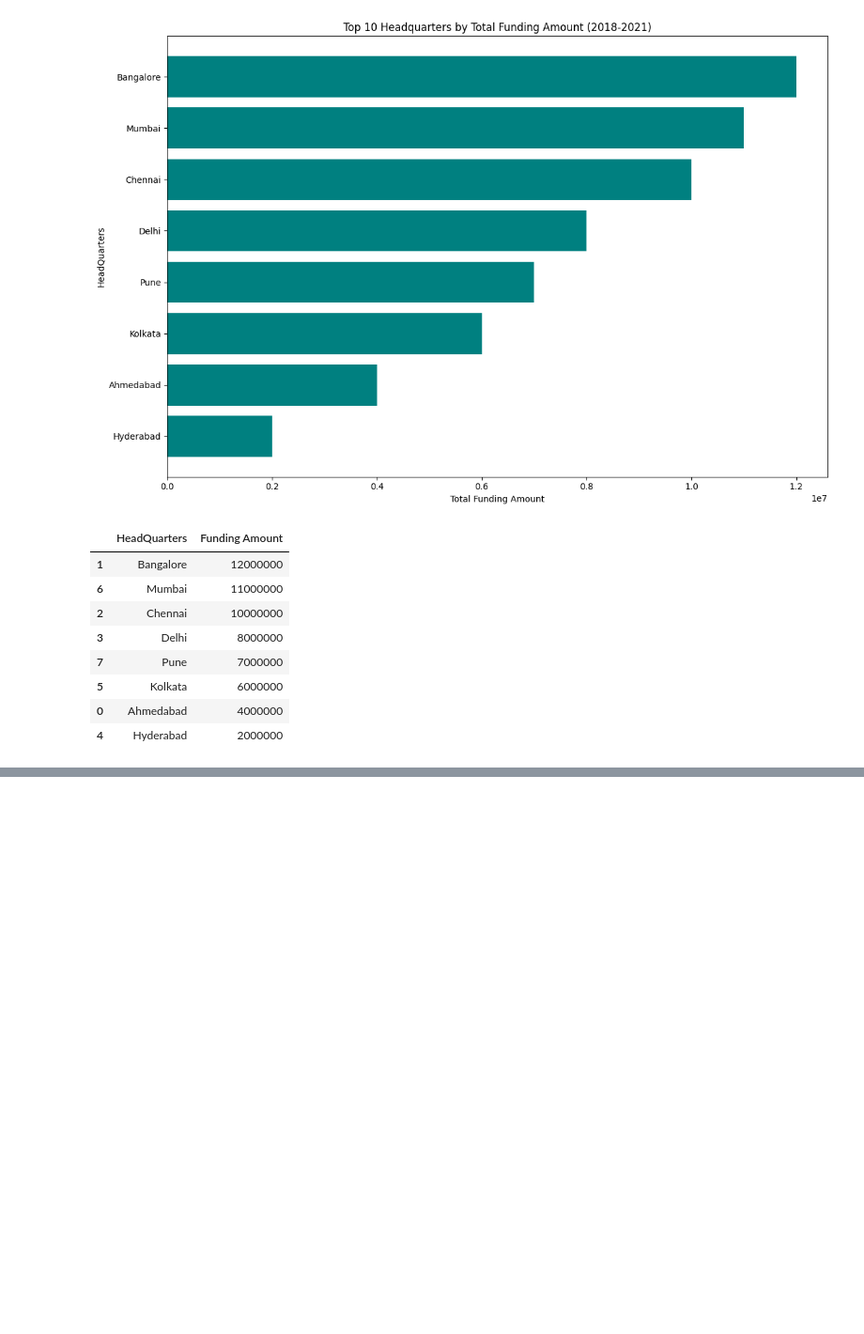
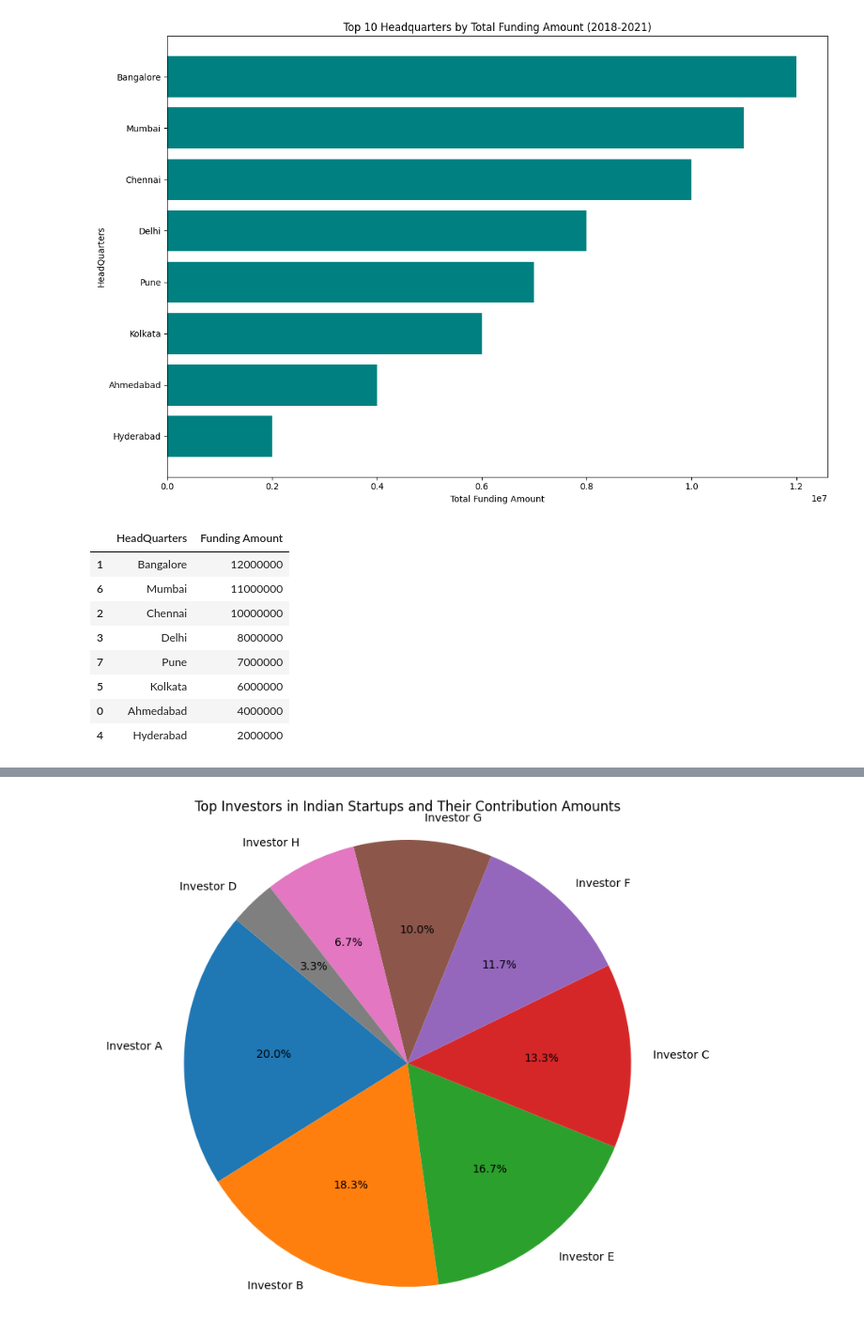
Before and after one commit to Wisdom-EdemD-rah/Indian-Startup-Ecosystem-Project, a Jupyter notebook: Notebooks/ISEP.ipynb, the cells around one changed output, grey strips where cells are left out. Shown at 94% size. Saved outputs shown, nothing was run; the diff lists cells and outputs as text; code cells hidden in the pictures; blank space fills up the shorter version.

```diff
--- a/Notebooks/ISEP.ipynb
+++ b/Notebooks/ISEP.ipynb
@@ -3283,0 +3200,29 @@ The chart highlights the concentration of venture capital in key Indian cities,
+# %%
+import pandas as pd
+import matplotlib.pyplot as plt
+
+# Sample data to mimic the dataset including investors and their investment amounts
+data_with_investors = {
+    'Investor': ['Investor A', 'Investor B', 'Investor C', 'Investor D', 'Investor E', 'Investor F', 'Investor G', 'Investor H', 'Investor A', 'Investor B'],
+    'Investment Amount': [5000000, 3000000, 8000000, 2000000, 10000000, 7000000, 6000000, 4000000, 7000000, 8000000],
+    'Year': [2018, 2018, 2019, 2019, 2020, 2020, 2021, 2021, 2020, 2021]
+}
+
+df_investors = pd.DataFrame(data_with_investors)
+
+# Aggregate the total investment amount by investor
+investor_funding = df_investors.groupby('Investor')['Investment Amount'].sum().reset_index()
+
+# Sort the investors by total investment amounts in descending order
+top_investors = investor_funding.sort_values(by='Investment Amount', ascending=False).head(10)
+
+# Plot the results using a pie chart
+plt.figure(figsize=(10, 8))
+plt.pie(top_investors['Investment Amount'], labels=top_investors['Investor'], autopct='%1.1f%%', startangle=140)
+plt.title('Top Investors in Indian Startups and Their Contribution Amounts')
+plt.axis('equal')  # Equal aspect ratio ensures that pie is drawn as a circle.
+
+# Display the plot
+plt.show()
+# %% [output]
+[figure, added]
```
Also changed, not shown: parts of 8 cells of this notebook.
